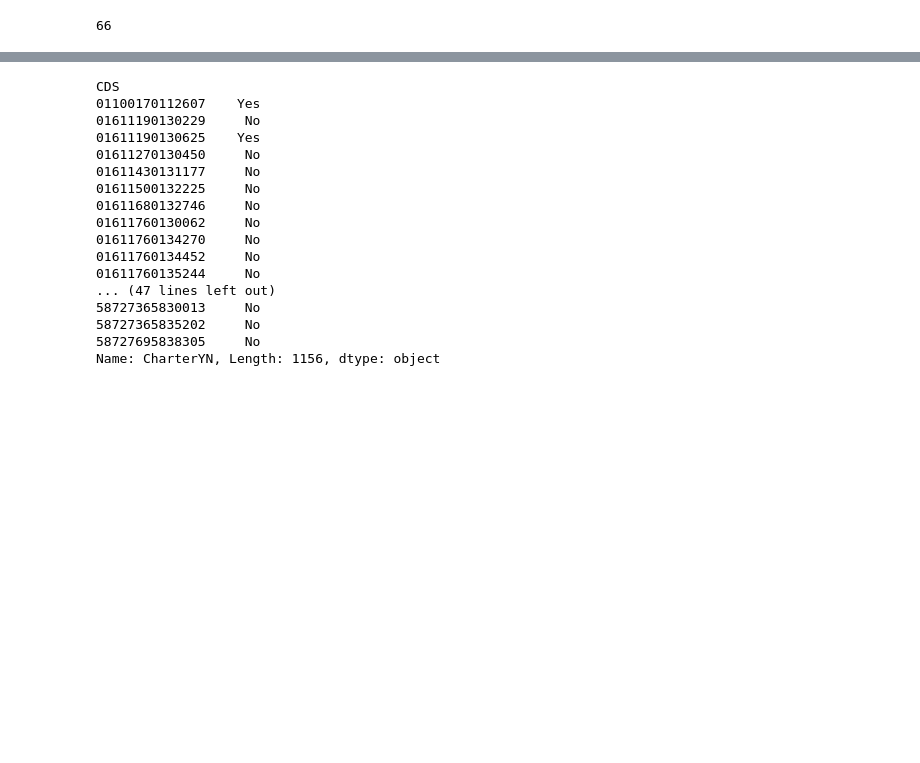
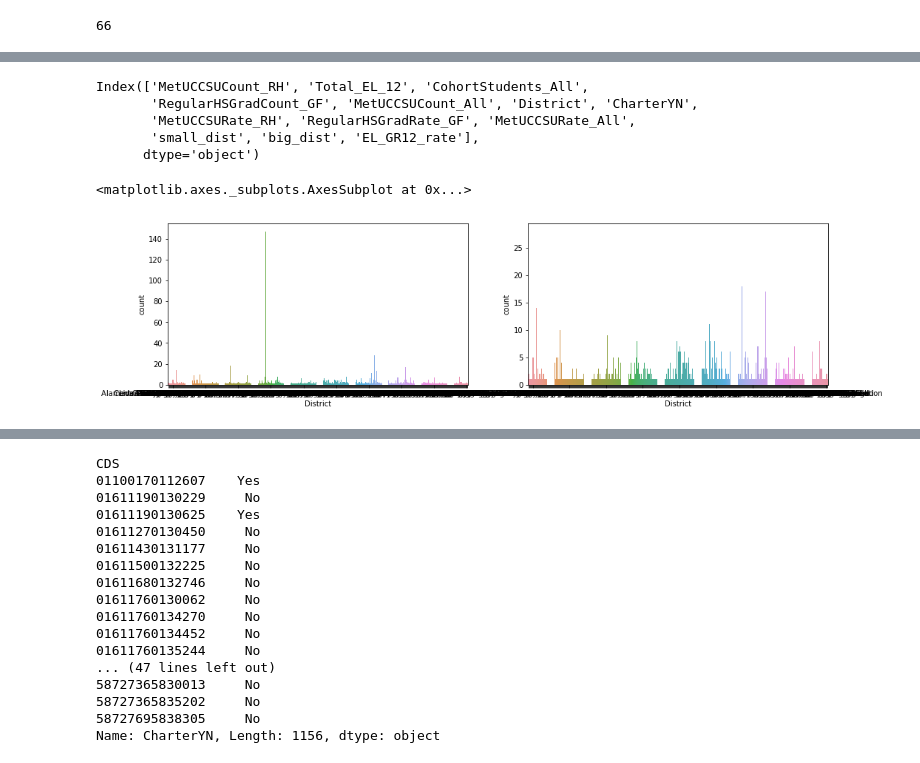
Before and after one commit to jordanplanders/Thinkful, a Jupyter notebook: Bootcamp/Unit 2/CA_edu_features.ipynb, the cells around one changed output, grey strips where cells are left out. Cells and saved outputs as stored; diff of their text form; code cells hidden in the pictures; blank space fills up the shorter version.

Commit message:
adjusted feature set added plots

```diff
--- a/Bootcamp/Unit 2/CA_edu_features.ipynb
+++ b/Bootcamp/Unit 2/CA_edu_features.ipynb
@@ -148,3 +152,6 @@ See the caveats in the documentation: http://pandas.pydata.org/pandas-docs/stabl
+# %%
+meta_cols = ['CDS', 'District', 'OpenDate',
+             'CharterYN', 'MagnetYN', 'GSoffered', 'GSserved']
 # %%
 HS = HS[meta_cols]
 HS.reset_index()
@@ -198,2 +232,4 @@ for lang in langs:
 # %%
 HS2['Total_EL'] = [sum([HS2[HS2.index ==ind][col][0] if 'ALL_' in col else 0 for col in HS2.columns]) for ind in HS2.index]
+HS2['Total_EL_9'] = [sum([HS2[HS2.index ==ind][col][0] if 'GR_9_' in col else 0 for col in HS2.columns]) for ind in HS2.index]
+HS2['Total_EL_12'] = [sum([HS2[HS2.index ==ind][col][0] if 'GR_12_' in col else 0 for col in HS2.columns]) for ind in HS2.index]
@@ -210,0 +236,3 @@ langs_df.sort_values('total', ascending = False).head(6)
+# %%
+HS_sub = HS2[['MetUCCSUCount_RH', 'Total_EL_12', 'CohortStudents_All', 'RegularHSGradCount_GF', 'MetUCCSUCount_All', 'District', 'CharterYN']]
+# HS_sub.replace([np.inf, -np.inf], np.nan)
@@ -210,0 +259,4 @@ langs_df.sort_values('total', ascending = False).head(6)
+# %%
+HS_sub['MetUCCSURate_RH']= HS_sub.MetUCCSUCount_RH/HS_sub.CohortStudents_All
+HS_sub['RegularHSGradRate_GF'] = HS_sub.RegularHSGradCount_GF/HS_sub.CohortStudents_All
+HS_sub['MetUCCSURate_All'] = HS_sub.MetUCCSUCount_All/HS_sub.CohortStudents_All
@@ -210,0 +291,8 @@ langs_df.sort_values('total', ascending = False).head(6)
+# %%
+HS_sub.columns
+# %% [output]
+Index(['MetUCCSUCount_RH', 'Total_EL_12', 'CohortStudents_All',
+       'RegularHSGradCount_GF', 'MetUCCSUCount_All', 'District', 'CharterYN',
+       'MetUCCSURate_RH', 'RegularHSGradRate_GF', 'MetUCCSURate_All',
+       'small_dist', 'big_dist', 'EL_GR12_rate'],
+      dtype='object')
@@ -210,0 +302,7 @@ langs_df.sort_values('total', ascending = False).head(6)
+# %%
+fig, ax = plt.subplots(1,2, figsize = (16,4))
+sns.countplot(data = HS_sub, x = 'District', ax = ax[0])
+sns.countplot(data = HS_sub[HS_sub.District != 'Los Angeles Unified'], x = 'District', ax = ax[1])
+# %% [output]
+<matplotlib.axes._subplots.AxesSubplot at 0x...>
+[figure, added]
```
Also changed, not shown: parts of 32 cells of this notebook.
